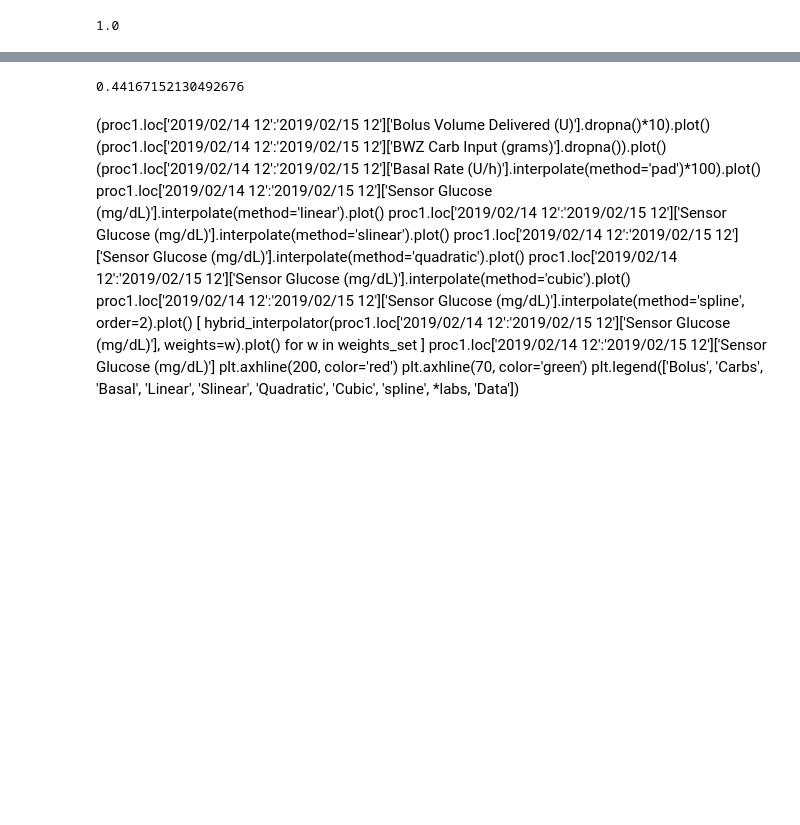
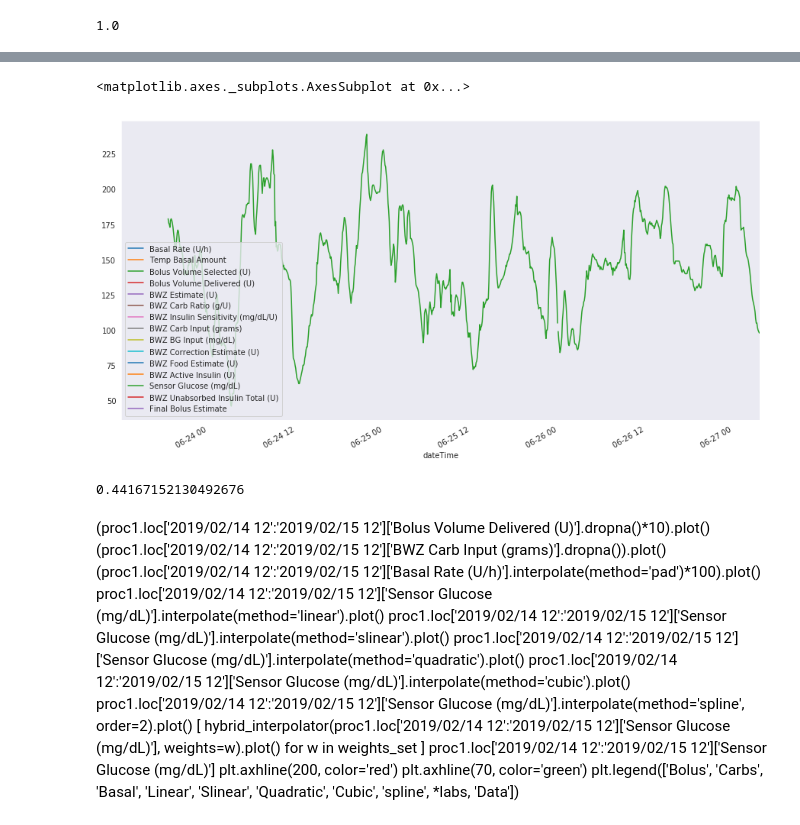
Before and after one commit to gmagannaDevelop/DiabManager, a Jupyter notebook: parse_carelink.ipynb, the cells around one changed output, grey strips where cells are left out. Saved outputs shown, nothing was run; the diff lists cells and outputs as text; code cells hidden in the pictures; blank space fills up the shorter version.

```diff
--- a/parse_carelink.ipynb
+++ b/parse_carelink.ipynb
@@ -536,0 +549,5 @@ y = y.flatten()
+# %%
+proc1.iloc[0:1000].plot()
+# %% [output]
+<matplotlib.axes._subplots.AxesSubplot at 0x...>
+[figure, added]
```
Also changed, not shown: parts of 19 cells of this notebook, 2 other files.
